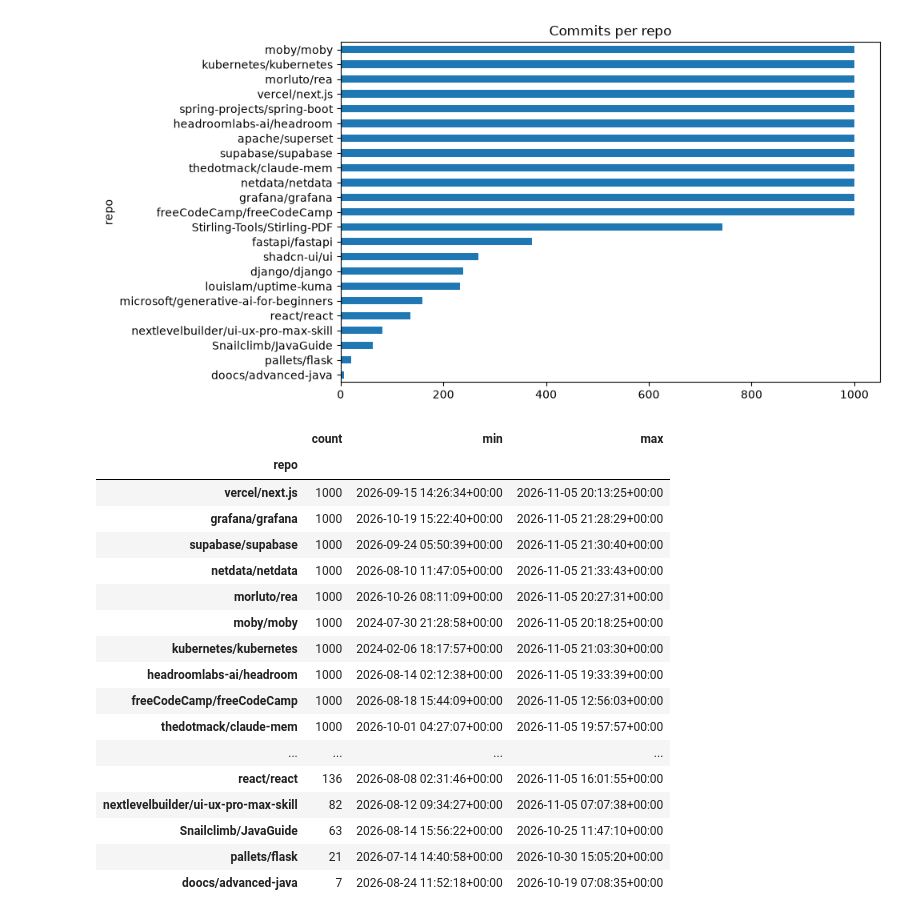
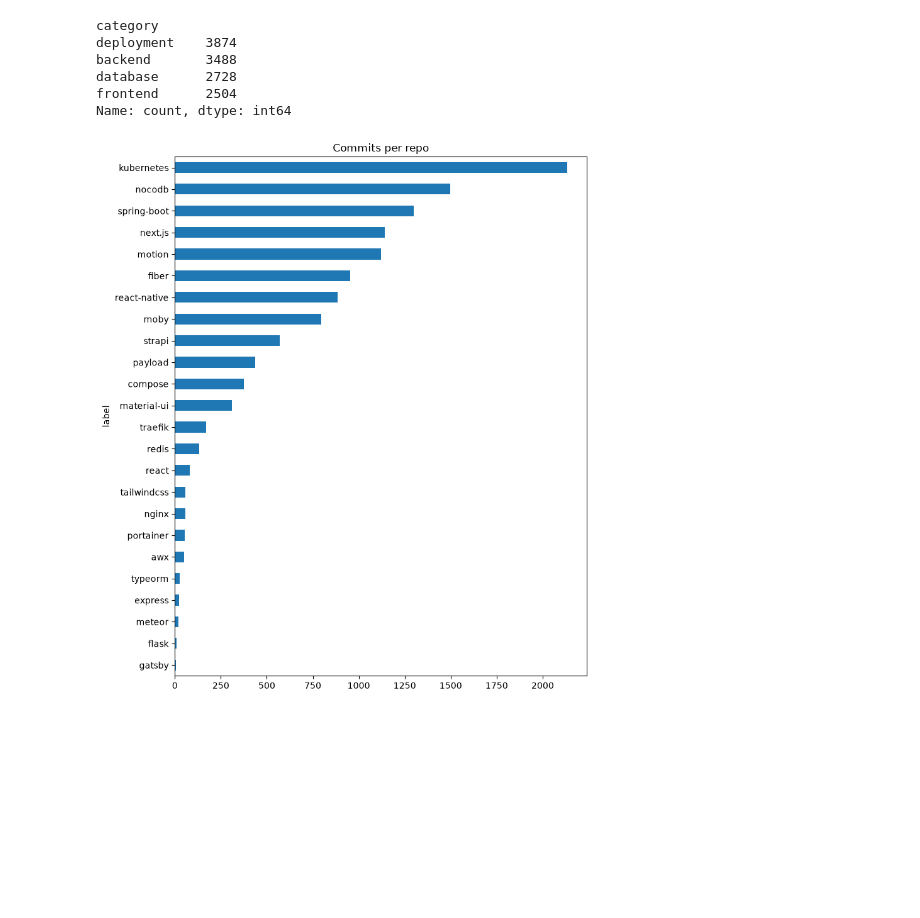
Before and after one commit to waleed01im/github-activity-tracker, a Jupyter notebook: eda/notebooks/01_explore.ipynb, the cells around one changed output. Saved outputs shown, nothing was run; the diff lists cells and outputs as text; code cells hidden in the pictures; blank space fills up the shorter version.

```diff
--- a/eda/notebooks/01_explore.ipynb
+++ b/eda/notebooks/01_explore.ipynb
@@ -114,0 +64,4 @@ memory usage: 1.8 MB
+# %%
+# Keep the last 60 days only, so time-based charts are fair
+cutoff = pd.Timestamp.now(tz="UTC") - pd.Timedelta(days=60)
+commits = commits[commits["committed_at"] >= cutoff].copy()
@@ -115,30 +86,31 @@ memory usage: 1.8 MB
+# %%
+# Cell 4: Add category column from repos.json
+
+root = Path.cwd()
+
+while not (root / "data" / "selected_repos.json").exists():
+    root = root.parent
+cats = json.loads((root / "data" / "selected_repos.json").read_text(encoding="utf-8"))
+cat_map = {name: cat for cat, names_ in cats.items() for name in names_}
+
+for df in (events, commits, prs, issues):
+    df["category"] = df["repo"].map(cat_map).fillna("other")
+
+commits["category"].value_counts()
+# %% [output]
+category
+deployment    3874
+backend       3488
+database      2728
+frontend      2504
+Name: count, dtype: int64
 # %%
-commits["repo"].value_counts().sort_values().plot(
-    kind="barh", figsize=(10, 5), title="Commits per repo"
+# Cell 5: Commits per repo
+
+commits["label"].value_counts().sort_values().plot(
+    kind="barh", figsize=(8, 9), title="Commits per repo"
 )
 plt.tight_layout()
 plt.show()
 # %% [output]
-[figure, old version]
+[figure, new version]
-# %%
-cap_check = commits.groupby("repo")["committed_at"].agg(["count", "min", "max"])
-cap_check.sort_values("count", ascending=False)
-# %% [output]
-|  | count | min | max |
-| repo |  |  |  |
-| vercel/next.js | 1000 | 2026-09-15 14:26:34+00:00 | 2026-11-05 20:13:25+00:00 |
-| grafana/grafana | 1000 | 2026-10-19 15:22:40+00:00 | 2026-11-05 21:28:29+00:00 |
-| supabase/supabase | 1000 | 2026-09-24 05:50:39+00:00 | 2026-11-05 21:30:40+00:00 |
-| netdata/netdata | 1000 | 2026-08-10 11:47:05+00:00 | 2026-11-05 21:33:43+00:00 |
-| morluto/rea | 1000 | 2026-10-26 08:11:09+00:00 | 2026-11-05 20:27:31+00:00 |
-| moby/moby | 1000 | 2024-07-30 21:28:58+00:00 | 2026-11-05 20:18:25+00:00 |
-| kubernetes/kubernetes | 1000 | 2024-02-06 18:17:57+00:00 | 2026-11-05 21:03:30+00:00 |
-| headroomlabs-ai/headroom | 1000 | 2026-08-14 02:12:38+00:00 | 2026-11-05 19:33:39+00:00 |
-| freeCodeCamp/freeCodeCamp | 1000 | 2026-08-18 15:44:09+00:00 | 2026-11-05 12:56:03+00:00 |
-| thedotmack/claude-mem | 1000 | 2026-10-01 04:27:07+00:00 | 2026-11-05 19:57:57+00:00 |
-| ... | ... | ... | ... |
-| react/react | 136 | 2026-08-08 02:31:46+00:00 | 2026-11-05 16:01:55+00:00 |
-| nextlevelbuilder/ui-ux-pro-max-skill | 82 | 2026-08-12 09:34:27+00:00 | 2026-11-05 07:07:38+00:00 |
-| Snailclimb/JavaGuide | 63 | 2026-08-14 15:56:22+00:00 | 2026-10-25 11:47:10+00:00 |
-| pallets/flask | 21 | 2026-07-14 14:40:58+00:00 | 2026-10-30 15:05:20+00:00 |
-| doocs/advanced-java | 7 | 2026-08-24 11:52:18+00:00 | 2026-10-19 07:08:35+00:00 |
```
Also changed, not shown: parts of 19 cells of this notebook, 17 other files.
